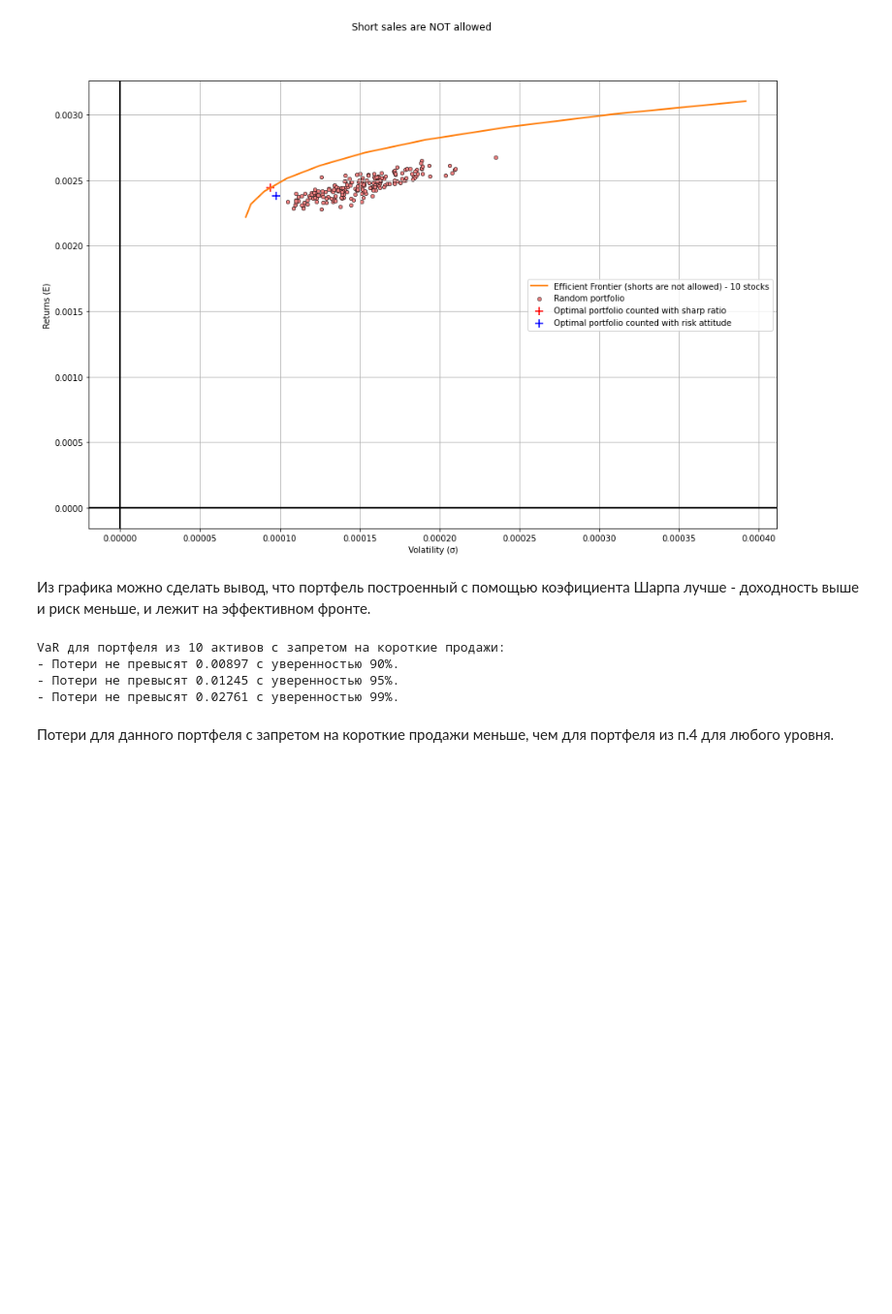
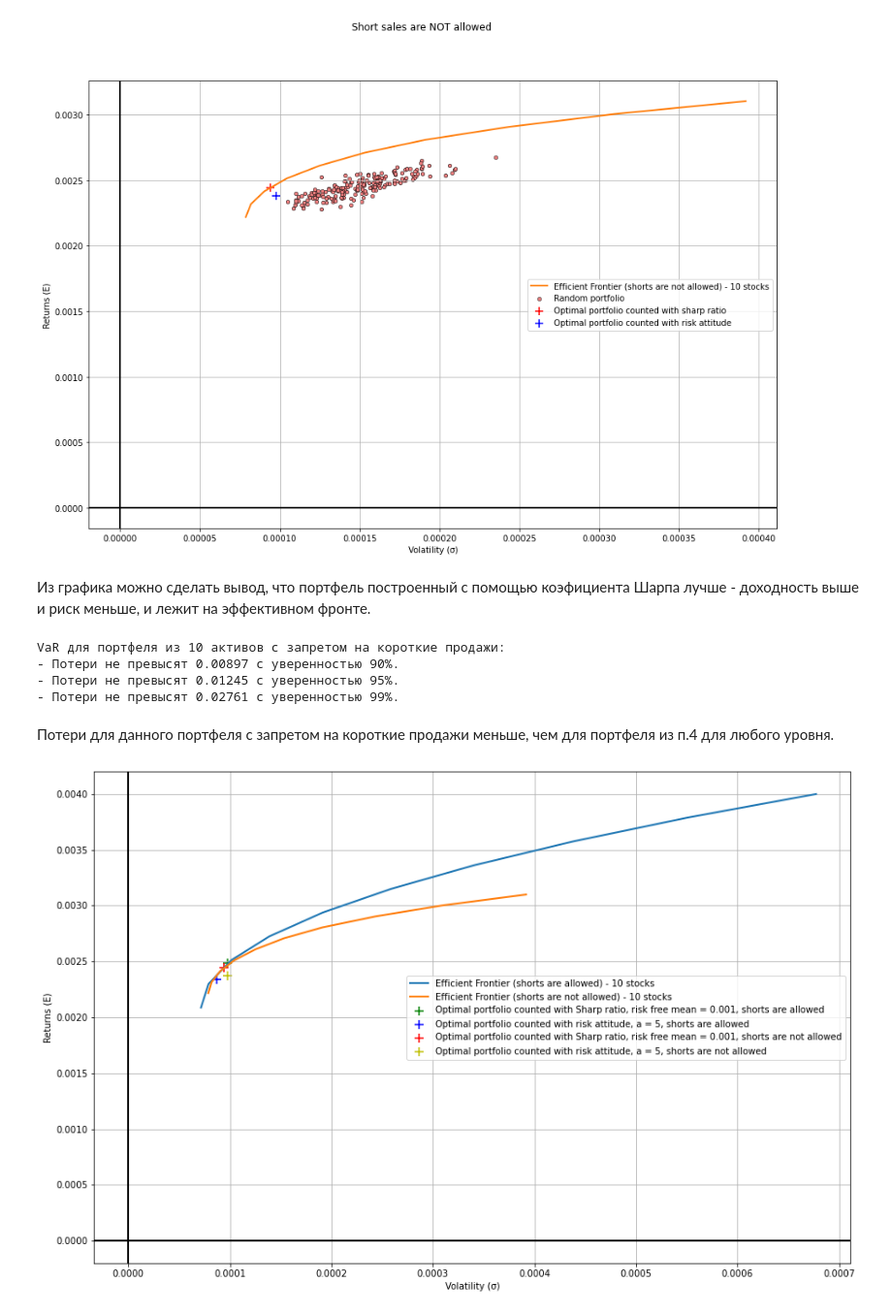
Before and after one commit to edmelnikov/Finance-operations-research-lab-2, a Jupyter notebook: lab-2_finance.ipynb, the cells around one changed output. Shown at 97% size. Saved outputs shown, nothing was run; the diff lists cells and outputs as text; code cells hidden in the pictures; blank space fills up the shorter version.

```diff
--- a/lab-2_finance.ipynb
+++ b/lab-2_finance.ipynb
@@ -1181,3 +1181,34 @@ VaR для портфеля из 10 активов с запретом на ко
 - Потери не превысят 0.02761 с уверенностью 99%.
 # %% [markdown]
 Потери для данного портфеля с запретом на короткие продажи меньше, чем для портфеля из п.4 для любого уровня.
+# %%
+fig, ax = plt.subplots(figsize=(15, 10))
+
+ax.axhline(linewidth=2, color='black')
+ax.axvline(linewidth=2, color='black')
+# random portfolios plot
+
+#Optimal frontier
+ax.plot(opt_volatilities_short10, target_returns_short10, color="C0", linewidth=2, label="Efficient Frontier (shorts are allowed) - 10 stocks")
+#ax.plot(opt_volatilities_no_short, target_returns_no_short, color="lightcoral", linewidth=2, label="Efficient Frontier (shorts are not allowed)")
+
+# optimal portfolio counted with sharp ratio
+ax.scatter(std_short, E_short, color="g", marker="+", s=100, label="Optimal portfolio counted with Sharp ratio, risk free mean = 0.001, shorts are allowed")
+ax.scatter(std_short_1, E_short_1, color="b", marker="+", s=100, label="Optimal portfolio counted with risk attitude, a = 5, shorts are allowed")
+
+# optimal frontier plot
+target_returns_no_short = np.linspace(opt_no_short_return, 0.003, 10)
+opt_volatilities_no_short = []
+
+# min risk plot
+ax.scatter(std_not_short, E_not_short, color="r", marker="+", s=100, label="Optimal portfolio counted with Sharp ratio, risk free mean = 0.001, shorts are not allowed")
+ax.scatter(std_not_short_1, E_not_short_1, color="y", marker="+", s=100, label="Optimal portfolio counted with risk attitude, a = 5, shorts are not allowed")
+
+ax.plot(opt_volatilities_no_short10, target_returns_no_short10, color="C1", linewidth=2, label="Efficient Frontier (shorts are not allowed) - 10 stocks")
+ax.set_xlabel("Volatility (σ)")
+ax.set_ylabel("Returns (E)")
+ax.grid()
+ax.legend()
+fig.show()
+# %% [output]
+[figure, added]
```
